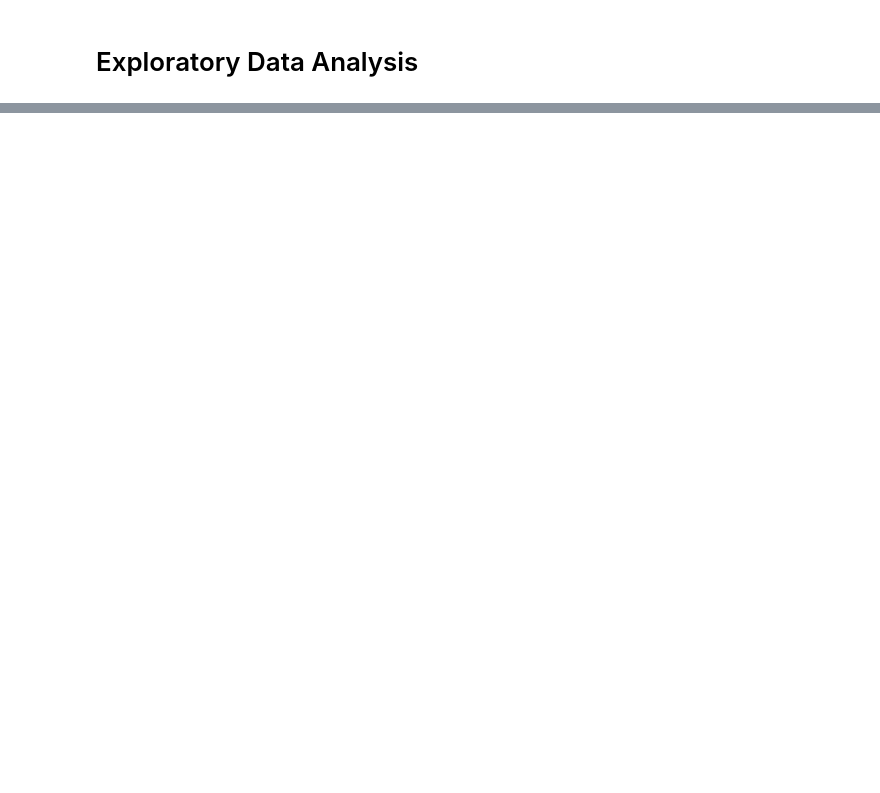
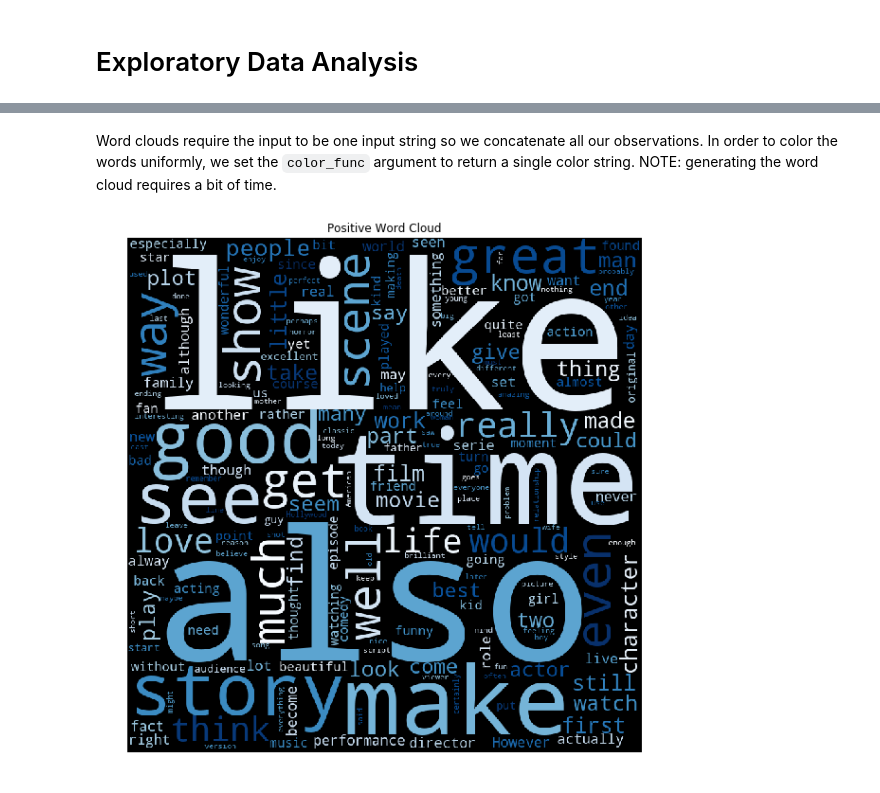
Before and after one commit to jkafrouni/text-deployment-demo, a Jupyter notebook: jupyter/EDA.jupyter-py35.ipynb, the cells around one changed output, grey strips where cells are left out. Drawn from its saved outputs; the diff is of its cells as text; code cells hidden in the pictures; blank space fills up the shorter version.

Commit message:
Update EDA.jupyter-py35.ipynb
EDA on the text

````diff
--- a/jupyter/EDA.jupyter-py35.ipynb
+++ b/jupyter/EDA.jupyter-py35.ipynb
@@ -12,4 +13,4 @@ imdbEr.txt  imdb.vocab  README  test/  train/
 # %%
-DATASET_PATH = "/user-home/libraries/text-analytics/datasets/aclImdb"
+DATASET_PATH = "../datasets/aclImdb"
 TRAIN_PATH = DATASET_PATH + "/train/"
 TEST_PATH = DATASET_PATH + "/test/"
@@ -64,0 +36,9 @@ ls
+# %%
+def remove_stopwords(text, stopwords = stopwords.words('english')):
+    return ' '.join([word for word in text.split() if word.lower() not in stopwords])
+
+eng_stopwords = stopwords.words('english')
+text_train = [remove_stopwords(str(doc.replace(b"<br />", b" "))[1:]) for doc in text_train]
+
+pos_text = np.extract(y_train == 1, text_train)
+neg_text = np.extract(y_train == 0, text_train)
@@ -64,0 +49,28 @@ ls
+# %%
+custom_stopwords = set(stopwords.words('english'))
+custom_stopwords.add('movie')
+custom_stopwords.add('film')
+custom_stopwords.add('character')
+custom_stopwords.add('one')
+# %% [markdown]
+Word clouds require the input to be one input string so we concatenate all our observations. In order to color the words uniformly, we set the ```color_func``` argument to return a single color string. NOTE: generating the word cloud requires a bit of time.
+# %%
+pos_words = ' '.join(pos_text)
+neg_words = ' '.join(neg_text)
+
+pos_wordcloud = WordCloud(width = 800, height = 800, min_font_size = 10,
+                          background_color ='black', stopwords = custom_stopwords,
+                          colormap = "Blues").generate(pos_words)
+
+neg_wordcloud = WordCloud(width = 800, height = 800, min_font_size = 10,
+                          background_color ='black', stopwords = custom_stopwords,
+                          colormap = "Reds").generate(neg_words)
+# %%
+plt.figure(figsize = (8, 8), facecolor = None)
+plt.imshow(pos_wordcloud)
+plt.axis("off")
+plt.title("Positive Word Cloud")
+plt.tight_layout(pad = 0)
+plt.show()
+# %% [output]
+[figure, added]
````
Also changed, not shown: parts of 26 cells of this notebook.
